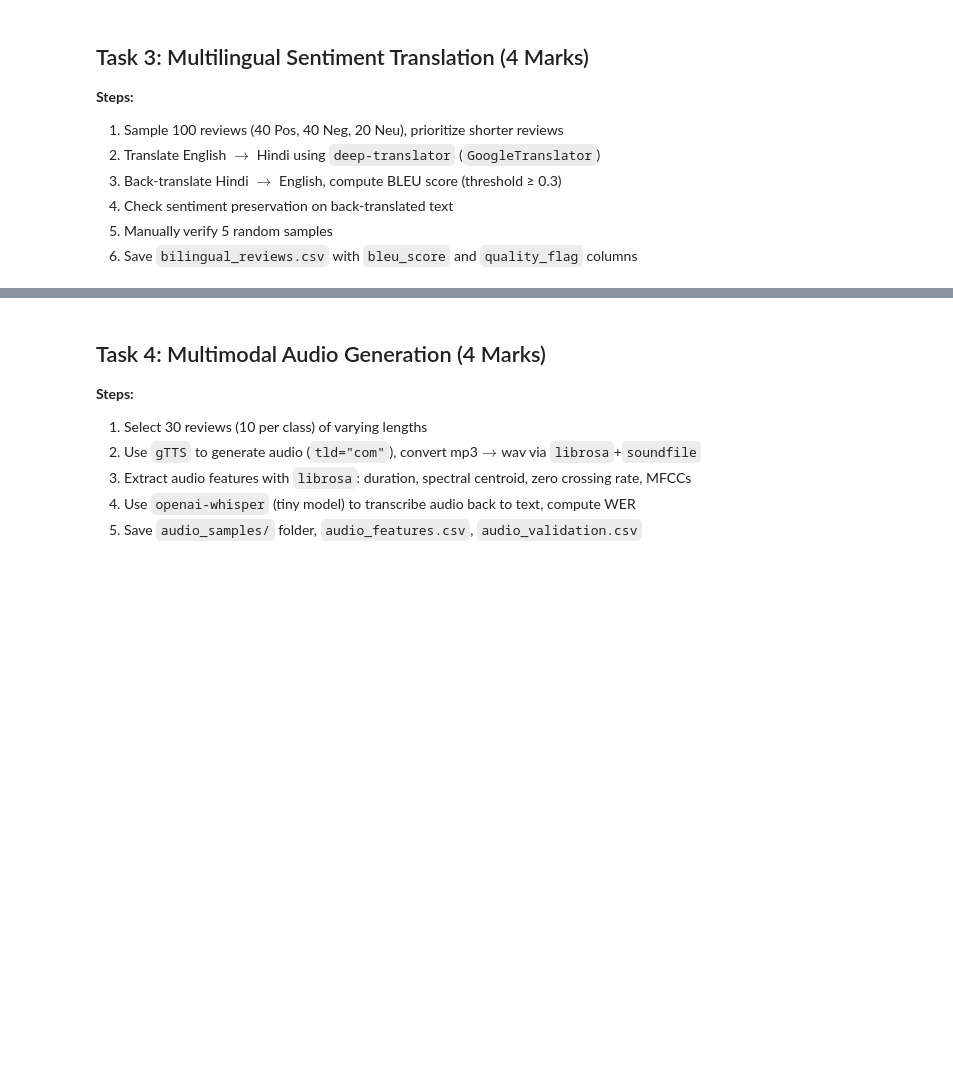
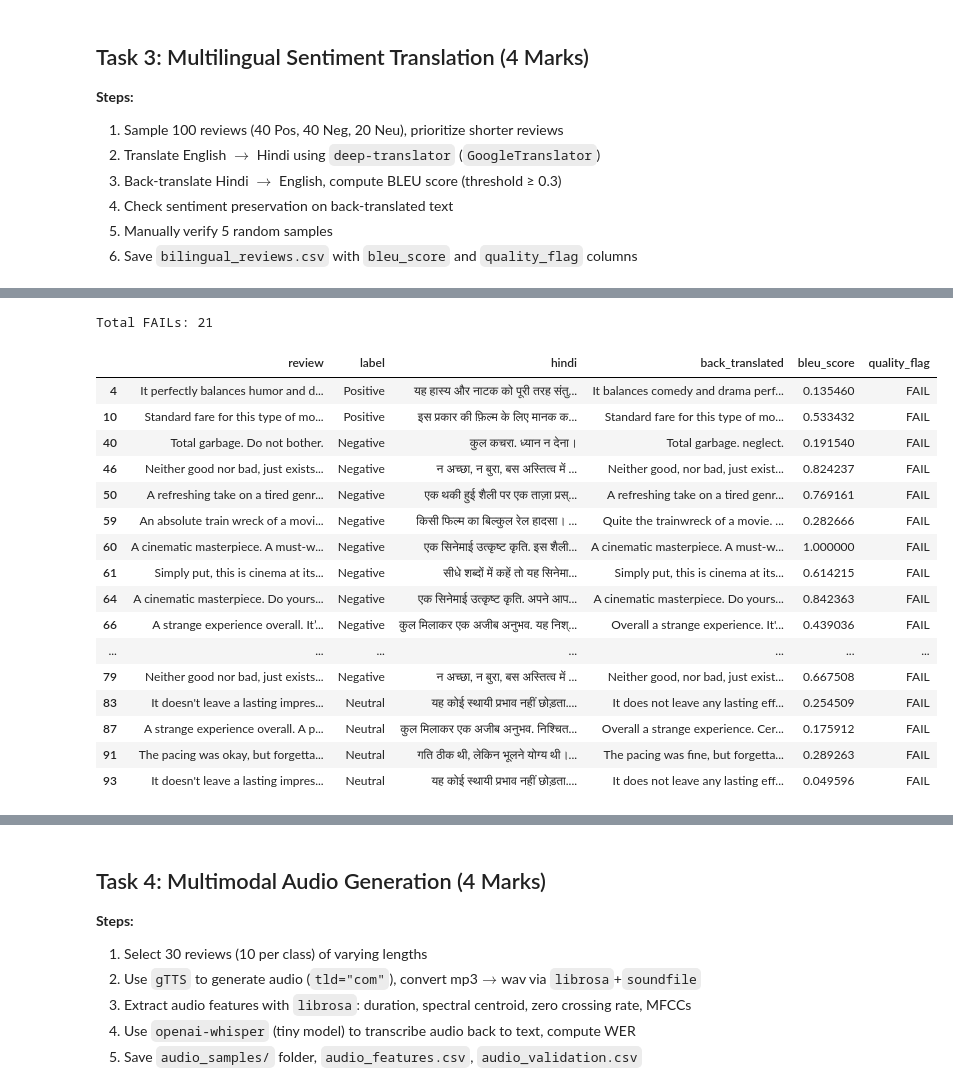
Before and after one commit to Ujas-PersistentCoder/STTAI-Assignment-3, a Jupyter notebook: starter.ipynb, the cells around one changed output, grey strips where cells are left out. Saved outputs shown, nothing was run; the diff lists cells and outputs as text; code cells hidden in the pictures; blank space fills up the shorter version.

Commit message:
Task 3 done, bilingual reviews.csv created

```diff
--- a/starter.ipynb
+++ b/starter.ipynb
@@ -385,27 +385,14 @@ from nltk.translate.bleu_score import sentence_bleu, SmoothingFunction
 #  3a. Strategic sampling
 # TODO: From consolidated_base, sample 100 reviews (40 Pos, 40 Neg, 20 Neu)
 # Prioritize shorter reviews (sort by length, take shortest)
+consolidated_df["length"] = consolidated_df["review"].str.len()
+sampled_df = pd.DataFrame()
 
+for label, count in [("Positive", 40), ("Negative", 40), ("Neutral", 20)]:
+    subset = consolidated_df[consolidated_df["label"] == label].sort_values("length").head(count)
+    sampled_df = pd.concat([sampled_df, subset], ignore_index=True)
 
-#  3b. Translation pipeline
-# TODO: Translate each review English $\rightarrow$ Hindi using GoogleTranslator(source='en', target='hi')
-# Add time.sleep(0.5) between calls to avoid rate limits
+sampled_df.drop(columns=["length"], inplace=True)
 
-
-#  3c. Back-translation & BLEU
-# TODO: Translate Hindi $\rightarrow$ English
-# Compute sentence BLEU between original and back-translated
-# quality_flag = "PASS" if BLEU >= 0.3, else "FAIL"
-
-
-#  3d. Sentiment preservation check
-# TODO: Predict sentiment on back-translated text, compare with original label
-
-
-#  3e. Manual verification
-# TODO: Print 5 random samples for inspection
-
-
-#  3f. Save
-# TODO: Save bilingual_reviews.csv with columns:
-# review, label, hindi, back_translated, bleu_score, quality_flag
+print(f"Sampled {len(sampled_df)} reviews for translation.")
+print(sampled_df['label'].value_counts())
@@ -411,0 +489,22 @@ from nltk.translate.bleu_score import sentence_bleu, SmoothingFunction
+# %%
+print("Total FAILs:", len(bilingual_df[bilingual_df["quality_flag"] == "FAIL"]))
+bilingual_df[bilingual_df["quality_flag"] == "FAIL"]
+# %% [output]
+Total FAILs: 21
+|  | review | label | hindi | back_translated | bleu_score | quality_flag |
+| 4 | It perfectly balances humor and d... | Positive | यह हास्य और नाटक को पूरी तरह संतु... | It balances comedy and drama perf... | 0.135460 | FAIL |
+| 10 | Standard fare for this type of mo... | Positive | इस प्रकार की फ़िल्म के लिए मानक क... | Standard fare for this type of mo... | 0.533432 | FAIL |
+| 40 | Total garbage. Do not bother. | Negative | कुल कचरा. ध्यान न देना। | Total garbage. neglect. | 0.191540 | FAIL |
+| 46 | Neither good nor bad, just exists... | Negative | न अच्छा, न बुरा, बस अस्तित्व में ... | Neither good, nor bad, just exist... | 0.824237 | FAIL |
+| 50 | A refreshing take on a tired genr... | Negative | एक थकी हुई शैली पर एक ताज़ा प्रस्... | A refreshing take on a tired genr... | 0.769161 | FAIL |
+| 59 | An absolute train wreck of a movi... | Negative | किसी फिल्म का बिल्कुल रेल हादसा। ... | Quite the trainwreck of a movie. ... | 0.282666 | FAIL |
+| 60 | A cinematic masterpiece. A must-w... | Negative | एक सिनेमाई उत्कृष्ट कृति. इस शैली... | A cinematic masterpiece. A must-w... | 1.000000 | FAIL |
+| 61 | Simply put, this is cinema at its... | Negative | सीधे शब्दों में कहें तो यह सिनेमा... | Simply put, this is cinema at its... | 0.614215 | FAIL |
+| 64 | A cinematic masterpiece. Do yours... | Negative | एक सिनेमाई उत्कृष्ट कृति. अपने आप... | A cinematic masterpiece. Do yours... | 0.842363 | FAIL |
+| 66 | A strange experience overall. It’... | Negative | कुल मिलाकर एक अजीब अनुभव. यह निश्... | Overall a strange experience. It'... | 0.439036 | FAIL |
+| ... | ... | ... | ... | ... | ... | ... |
+| 79 | Neither good nor bad, just exists... | Negative | न अच्छा, न बुरा, बस अस्तित्व में ... | Neither good, nor bad, just exist... | 0.667508 | FAIL |
+| 83 | It doesn't leave a lasting impres... | Neutral | यह कोई स्थायी प्रभाव नहीं छोड़ता.... | It does not leave any lasting eff... | 0.254509 | FAIL |
+| 87 | A strange experience overall. A p... | Neutral | कुल मिलाकर एक अजीब अनुभव. निश्चित... | Overall a strange experience. Cer... | 0.175912 | FAIL |
+| 91 | The pacing was okay, but forgetta... | Neutral | गति ठीक थी, लेकिन भूलने योग्य थी।... | The pacing was fine, but forgetta... | 0.289263 | FAIL |
+| 93 | It doesn't leave a lasting impres... | Neutral | यह कोई स्थायी प्रभाव नहीं छोड़ता.... | It does not leave any lasting eff... | 0.049596 | FAIL |
```
Also changed, not shown: parts of 7 cells of this notebook, 5 other files.
